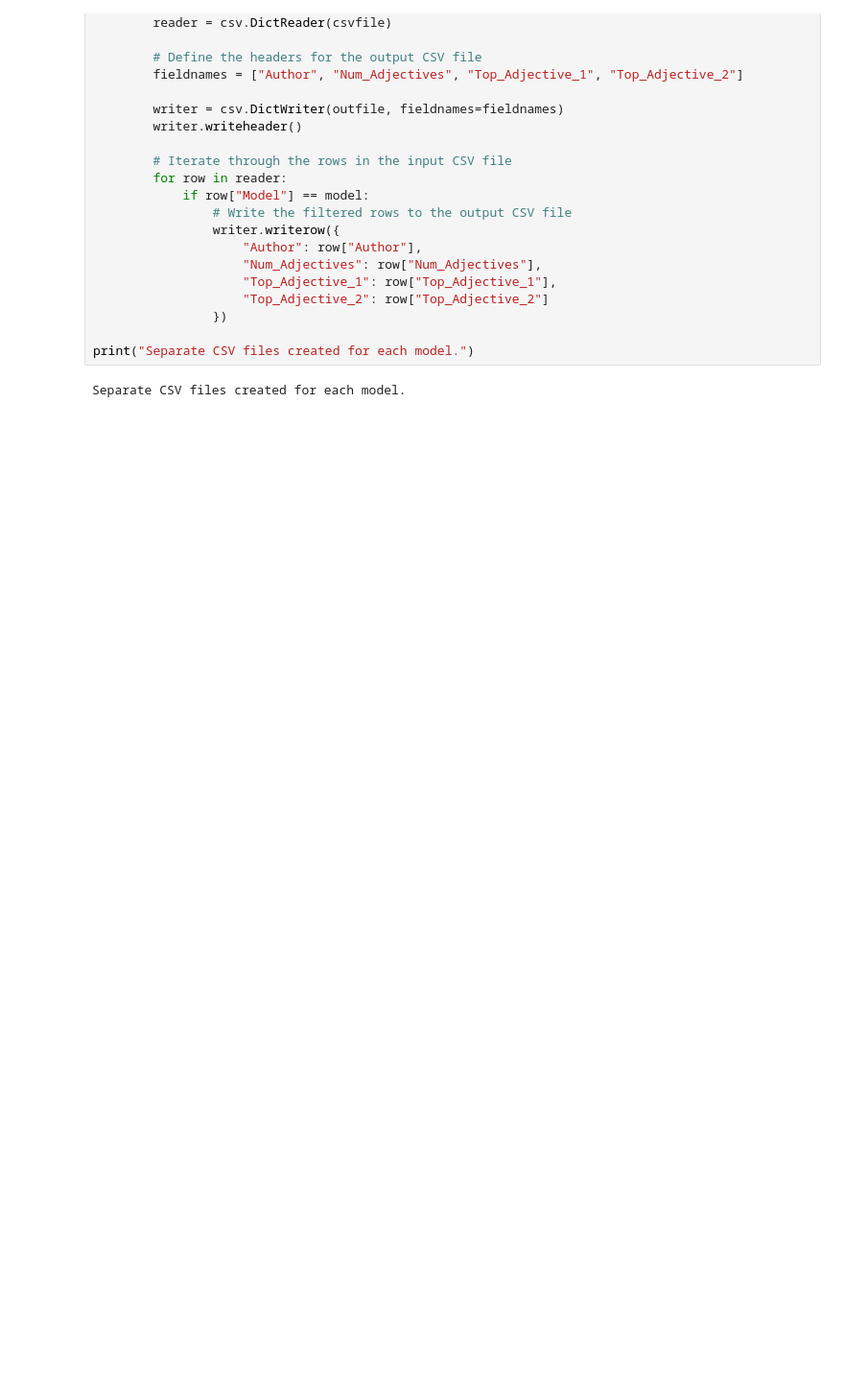
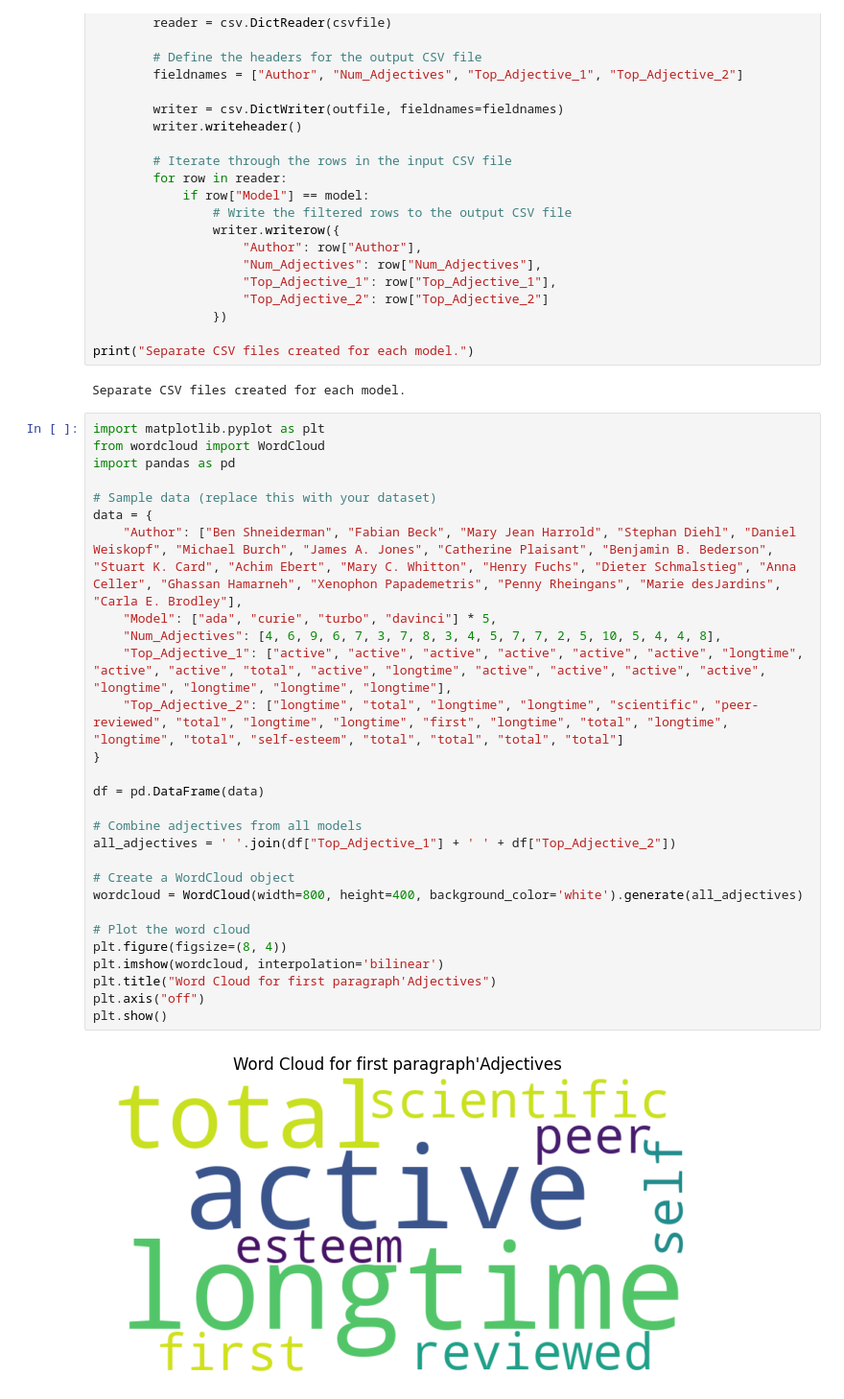
Before and after one commit to jonidamukaj/testing_LLMs, a Jupyter notebook: main/paragraph1/Adjectives/adjGenerate.ipynb, the cells around one changed output. Shown at 96% size. Drawn from its saved outputs; the diff is of its cells as text; blank space fills up the shorter version.

```diff
--- a/main/paragraph1/Adjectives/adjGenerate.ipynb
+++ b/main/paragraph1/Adjectives/adjGenerate.ipynb
@@ -159,3 +159,33 @@ for model in models:
 print("Separate CSV files created for each model.")
 # %% [output]
 Separate CSV files created for each model.
+# %%
+import matplotlib.pyplot as plt
+from wordcloud import WordCloud
+import pandas as pd
+
+# Sample data (replace this with your dataset)
+data = {
+    "Author": ["Ben Shneiderman", "Fabian Beck", "Mary Jean Harrold", "Stephan Diehl", "Daniel Weiskopf", "Michael Burch", "James A. Jones", "Catherine Plaisant", "Benjamin B. Bederson", "Stuart K. Card", "Achim Ebert", "Mary C. Whitton", "Henry Fuchs", "Dieter Schmalstieg", "Anna Celler", "Ghassan Hamarneh", "Xenophon Papademetris", "Penny Rheingans", "Marie desJardins", "Carla E. Brodley"],
+    "Model": ["ada", "curie", "turbo", "davinci"] * 5,
+    "Num_Adjectives": [4, 6, 9, 6, 7, 3, 7, 8, 3, 4, 5, 7, 7, 2, 5, 10, 5, 4, 4, 8],
+    "Top_Adjective_1": ["active", "active", "active", "active", "active", "active", "longtime", "active", "active", "total", "active", "longtime", "active", "active", "active", "active", "longtime", "longtime", "longtime", "longtime"],
+    "Top_Adjective_2": ["longtime", "total", "longtime", "longtime", "scientific", "peer-reviewed", "total", "longtime", "longtime", "first", "longtime", "total", "longtime", "longtime", "total", "self-esteem", "total", "total", "total", "total"]
+}
+
+df = pd.DataFrame(data)
+
+# Combine adjectives from all models
+all_adjectives = ' '.join(df["Top_Adjective_1"] + ' ' + df["Top_Adjective_2"])
+
+# Create a WordCloud object
+wordcloud = WordCloud(width=800, height=400, background_color='white').generate(all_adjectives)
+
+# Plot the word cloud
+plt.figure(figsize=(8, 4))
+plt.imshow(wordcloud, interpolation='bilinear')
+plt.title("Word Cloud for first paragraph'Adjectives")
+plt.axis("off")
+plt.show()
+# %% [output]
+[figure, added]
```
Also changed, not shown: 9 other files.
